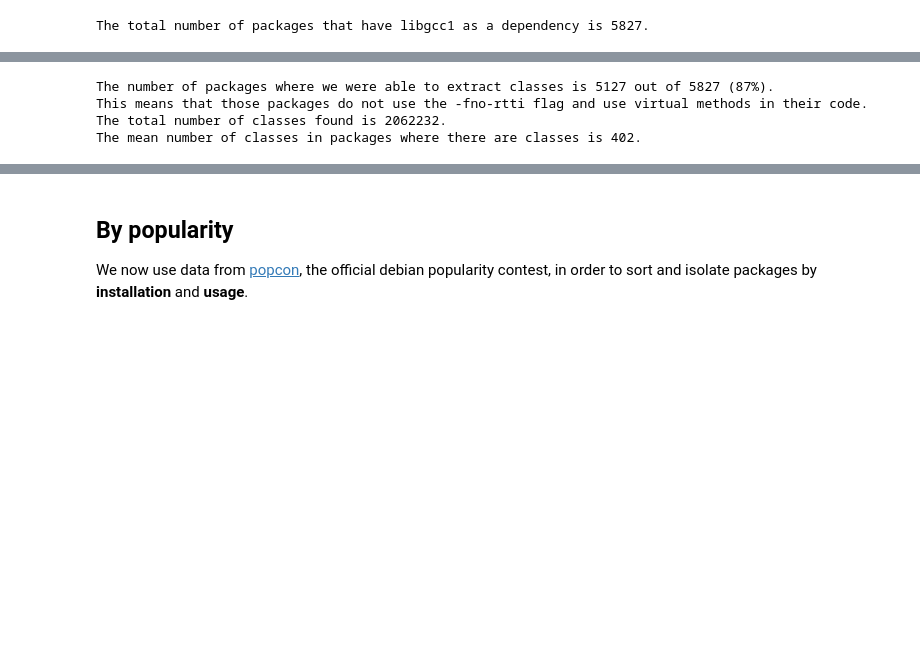
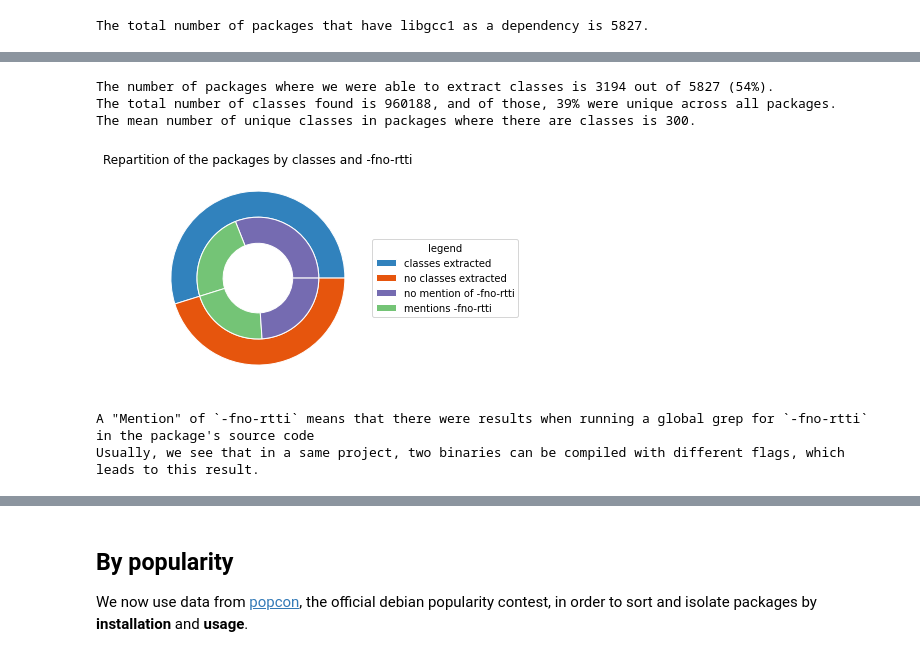
Before and after one commit to HexHive/dis-cover, a Jupyter notebook: packages_analysis/process.ipynb, the cells around one changed output, grey strips where cells are left out. Saved outputs shown, nothing was run; the diff lists cells and outputs as text; code cells hidden in the pictures; blank space fills up the shorter version.

```diff
--- a/packages_analysis/process.ipynb
+++ b/packages_analysis/process.ipynb
@@ -44,16 +81,58 @@ print("The number of packages where we were able to extract classes is %d out of
     len(data),
     packages_where_class / (len(data) or 1) * 100,
 ))
-print("This means that those packages do not use the -fno-rtti flag and use virtual methods in their code.")
-print("The total number of classes found is %d." % total_classes)
+
+print("The total number of classes found is %d, and of those, %d%% were unique across all packages." % (
+    total_classes,
+    round(100 * len(unique_classes) / total_classes)
+))
+
 print(
-    "The mean number of classes in packages where there are classes is %d." % (total_classes / (packages_where_class or 1)),
+    "The mean number of unique classes in packages where there are classes is %d." % (total_classes / (packages_where_class or 1)),
 )
 # %% [output]
-The number of packages where we were able to extract classes is 5127 out of 5827 (87%).
-This means that those packages do not use the -fno-rtti flag and use virtual methods in their code.
-The total number of classes found is 2062232.
-The mean number of classes in packages where there are classes is 402.
+The number of packages where we were able to extract classes is 3194 out of 5827 (54%).
+The total number of classes found is 960188, and of those, 39% were unique across all packages.
+The mean number of unique classes in packages where there are classes is 300.
+# %%
+fig, ax = plt.subplots()
+
+size = 0.3
+vals = np.array([
+    [packages_where_class - no_rtti_but_classes, no_rtti_but_classes],
+    [len(source) - packages_where_class - no_flag_no_classes, no_flag_no_classes]
+])
+
+cmap = plt.get_cmap("tab20c")
+outer_colors = cmap(np.arange(3)*4)
+inner_colors = cmap([12, 9, 9, 12])
+
+wedges, texts = ax.pie(vals.sum(axis=1), radius=1, colors=outer_colors,
+       wedgeprops=dict(width=size, edgecolor='w'))
+
+wedges2, texts2 = ax.pie(vals.flatten(), radius=1-size, colors=inner_colors,
+       wedgeprops=dict(width=size, edgecolor='w'))
+
+ax.set(aspect="equal", title='Repartition of the packages by classes and -fno-rtti')
+
+ax.legend(wedges + wedges2,
+          [
+              'classes extracted',
+              'no classes extracted',
+              'no mention of -fno-rtti',
+              'mentions -fno-rtti',
+          ],
+          title="legend",
+          loc="center left",
+          bbox_to_anchor=(1, 0, 0.5, 1))
+
+plt.show()
+print("A \"Mention\" of `-fno-rtti` means that there were results when running a global grep for `-fno-rtti` in the package's source code")
+print("Usually, we see that in a same project, two binaries can be compiled with different flags, which leads to this result.")
+# %% [output]
+[figure, added]
+A "Mention" of `-fno-rtti` means that there were results when running a global grep for `-fno-rtti` in the package's source code
+Usually, we see that in a same project, two binaries can be compiled with different flags, which leads to this result.
 # %%
 classes_in_packages.sort(key=lambda p: p[1], reverse=True)
 n = 20
```
Also changed, not shown: parts of 10 cells of this notebook, 2 other files.
